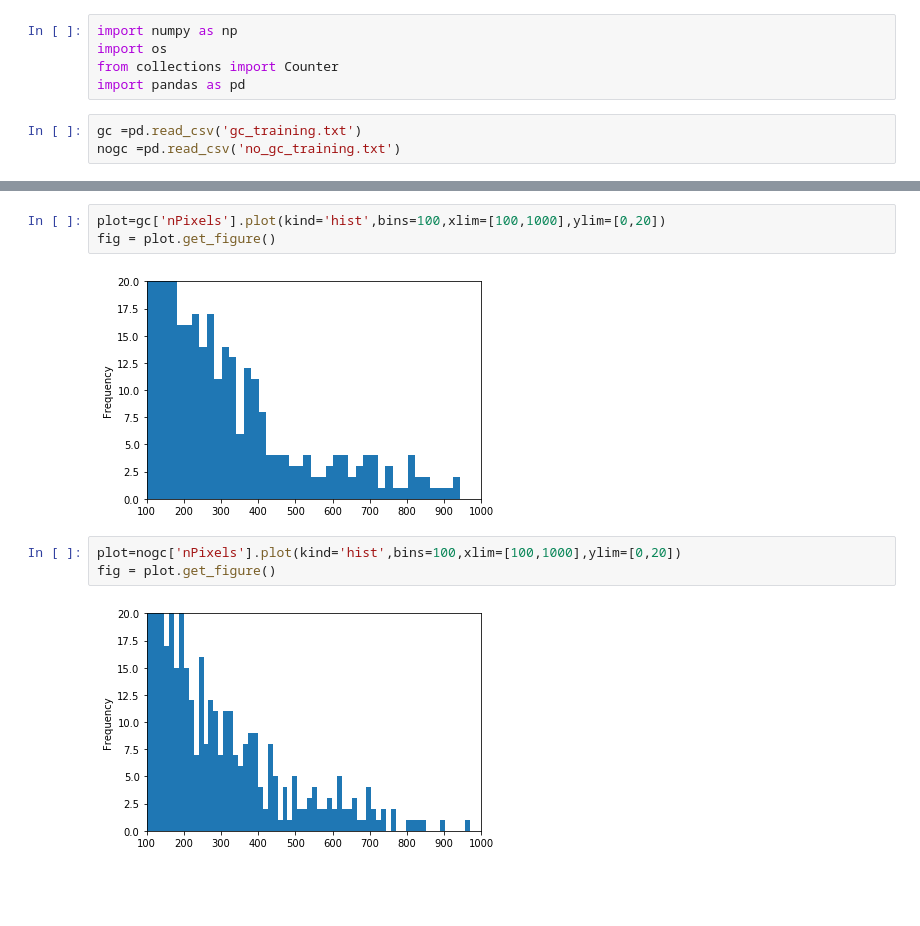
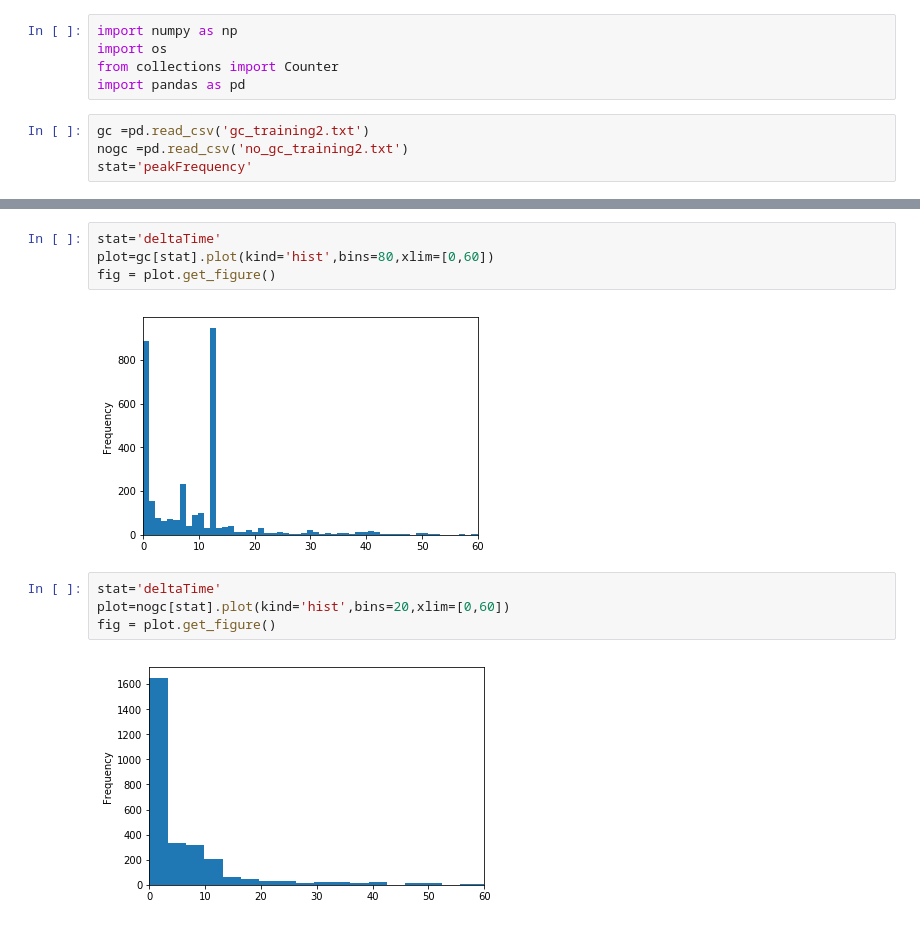
Before and after one commit to idorrington92/thesis, a Jupyter notebook: training_set_analysis.ipynb, the cells around one changed output, grey strips where cells are left out. Cells and saved outputs as stored; diff of their text form; blank space fills up the shorter version.

```diff
--- a/training_set_analysis.ipynb
+++ b/training_set_analysis.ipynb
@@ -4,5 +4,6 @@ import os
 from collections import Counter
 import pandas as pd
 # %%
-gc =pd.read_csv('gc_training.txt')
-nogc =pd.read_csv('no_gc_training.txt')
+gc =pd.read_csv('gc_training2.txt')
+nogc =pd.read_csv('no_gc_training2.txt')
+stat='peakFrequency'
@@ -22,10 +83,12 @@ fig = plot.get_figure()
 # %%
-plot=gc['nPixels'].plot(kind='hist',bins=100,xlim=[100,1000],ylim=[0,20])
+stat='deltaTime'
+plot=gc[stat].plot(kind='hist',bins=80,xlim=[0,60])
 fig = plot.get_figure()
 # %% [output]
-[figure, old version]
+[figure, new version]
 # %%
-plot=nogc['nPixels'].plot(kind='hist',bins=100,xlim=[100,1000],ylim=[0,20])
+stat='deltaTime'
+plot=nogc[stat].plot(kind='hist',bins=20,xlim=[0,60])
 fig = plot.get_figure()
 # %% [output]
-[figure, old version]
+[figure, new version]
```
Also changed, not shown: parts of 26 cells of this notebook, 15 other files.
